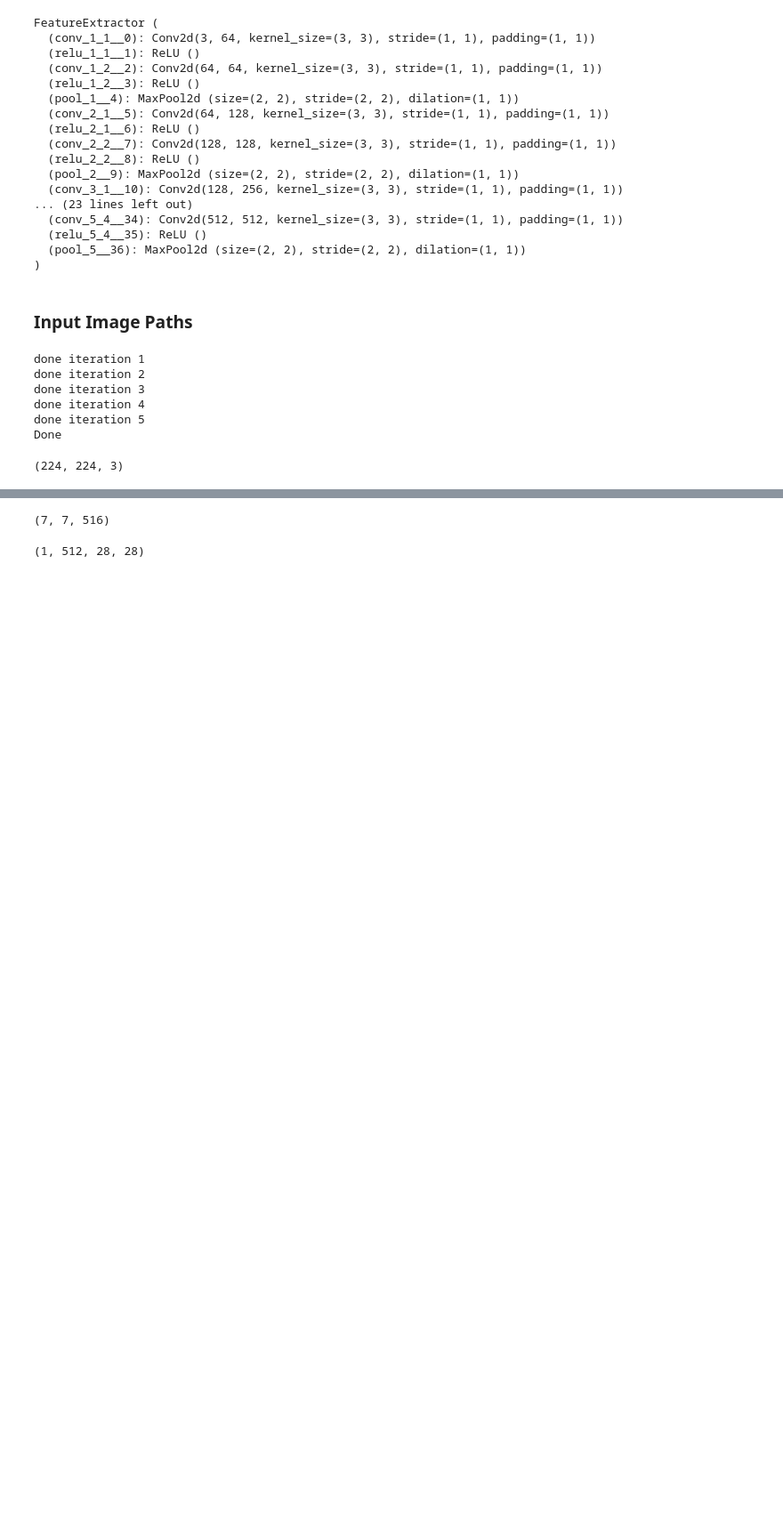
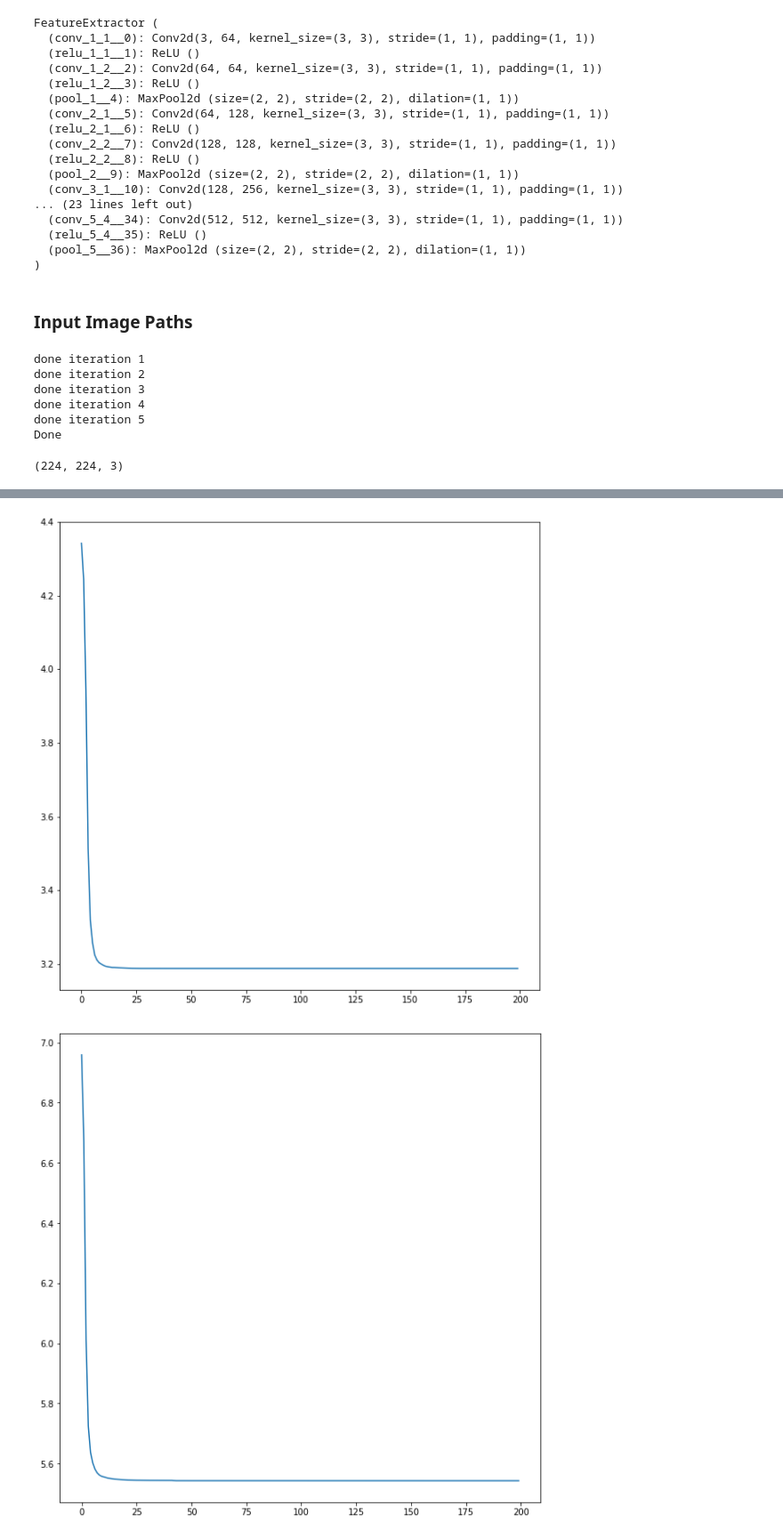
Before and after one commit to harveyslash/Deep-Image-Analogy-PyTorch, a Jupyter notebook: notebooks/Deep Image Analogy-Copy1.ipynb, the cells around one changed output, grey strips where cells are left out. Shown at 89% size. Cells and saved outputs as stored; diff of their text form; code cells hidden in the pictures; blank space fills up the shorter version.

```diff
--- a/notebooks/Deep Image Analogy-Copy1.ipynb
+++ b/notebooks/Deep Image Analogy-Copy1.ipynb
@@ -169,5 +174,5 @@ feat5bb_norm_n = normalize_feat_map(feat5bb_n)
 # %%
-pm5ab = PatchMatchOrig(feat5a_norm_n,feat5a_norm_n,feat5bb_norm_n,feat5bb_norm_n, 3)
+pm5ab = PatchMatchOrig(feat5a_norm,feat5a_norm,feat5bb_norm,feat5bb_norm, 3)
 # plt.imshow(pm5ab.visualize())
 pm5ab.propagate(iters=5,rand_search_radius=6)
 # plt.imshow(pm5ab.visualize())
@@ -219,2 +221,6 @@ feat5a.shape
 # %%
-optimized = get_deconvoluted_feat(warped_feat5bb,5)
+r4_bb = get_deconvoluted_feat(warped_feat5bb,5)
+r4_a = get_deconvoluted_feat(warped_feat5a,5)
+# %% [output]
+[figure, added]
+[figure, added]
@@ -224,8 +226,0 @@ y = np.random.rand(7,7,516)
-# %%
-blend_features(x, y).shape
-# %% [output]
-(7, 7, 516)
-# %%
-optimized.shape
-# %% [output]
-(1, 512, 28, 28)
```
Also changed, not shown: parts of 28 cells of this notebook.
